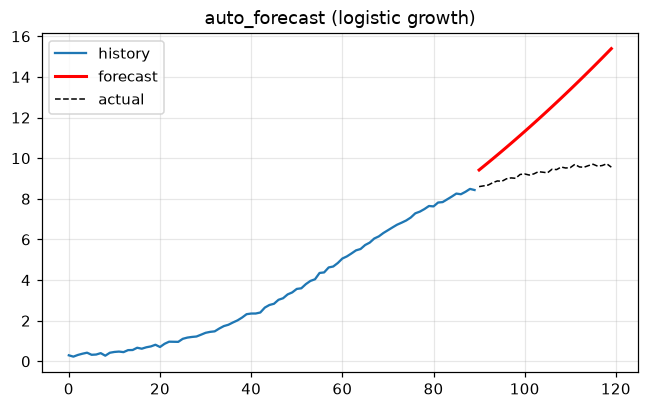
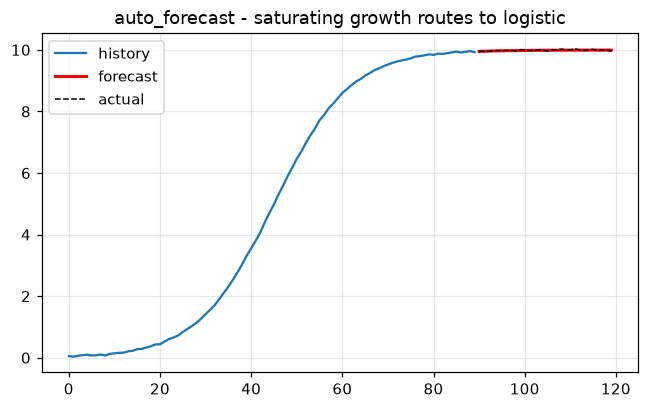
Unified diff of the notebook cell whose output changed from the first chart to the second:
--- before
+++ after
@@ -2,10 +2,11 @@
 
 t = np.arange(120)
-series = 10.0 / (1 + np.exp(-0.06 * (t - 60))) + rng.normal(0, 0.05, t.size)
+series = 10.0 / (1 + np.exp(-0.12 * (t - 45))) + rng.normal(0, 0.015, t.size)
 cut, h = 90, 30
-fc = auto_forecast(t[:cut], series[:cut], horizon=h)
+fc = auto_forecast(t[:cut], series[:cut], horizon=h)   # routes to logistic
+print("forecast end:", round(fc[-1], 2), " actual end:", round(series[cut + h - 1], 2))
 
 plt.plot(t[:cut], series[:cut], label="history")
 plt.plot(np.arange(cut, cut + h), fc, "r-", lw=2, label="forecast")
 plt.plot(np.arange(cut, 120), series[cut:120], "k--", lw=1, label="actual")
-plt.legend(); plt.title("auto_forecast (logistic growth)"); plt.show()
+plt.legend(); plt.title("auto_forecast - saturating growth routes to logistic"); plt.show()

Commit: Fix auto forecast